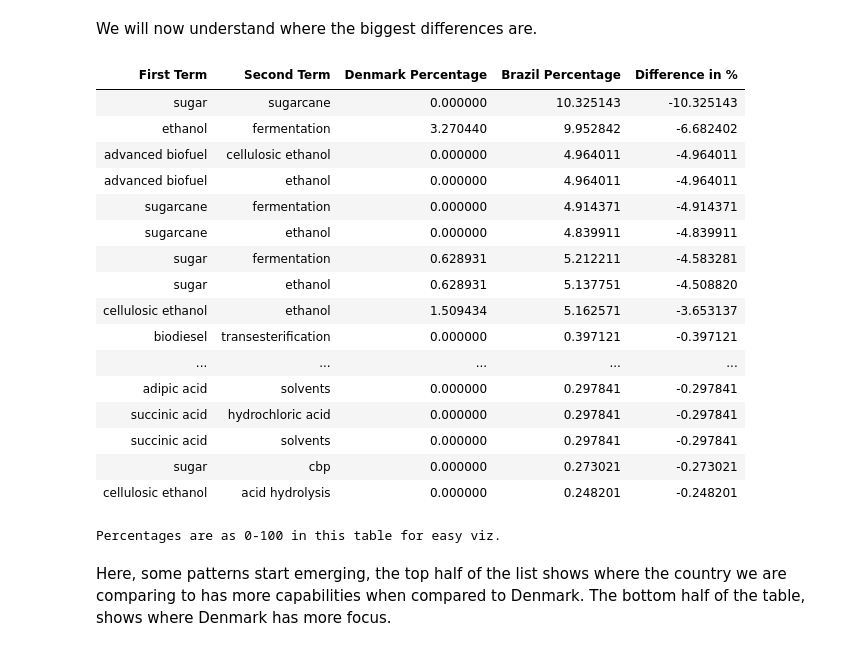
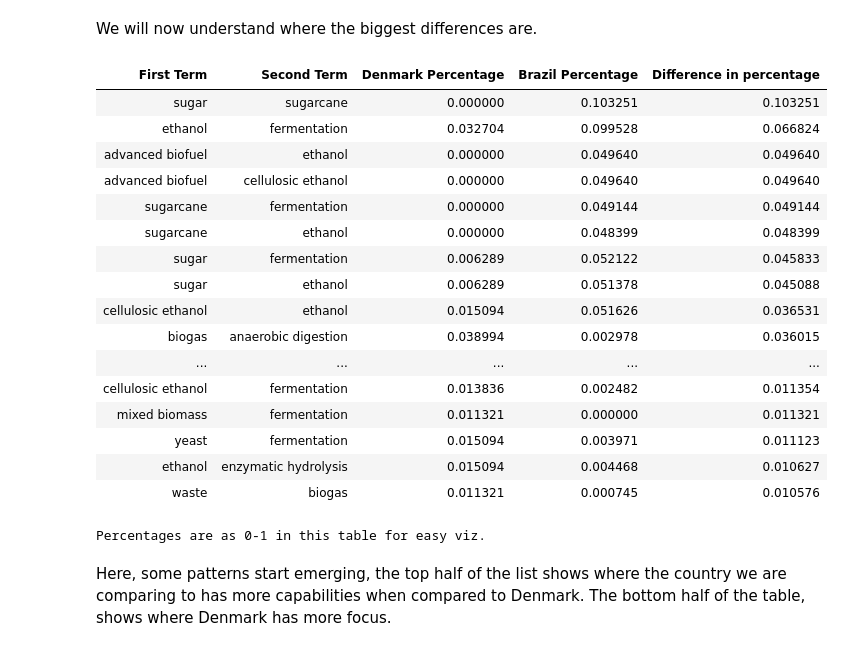
Before and after one commit to duarteocarmo/technological_capabilities, a Jupyter notebook: notebooks/2_1_Capability Correlations_Countries.ipynb, the cells around one changed output. Drawn from its saved outputs; the diff is of its cells as text; code cells hidden in the pictures.

```diff
--- a/notebooks/2_1_Capability Correlations_Countries.ipynb
+++ b/notebooks/2_1_Capability Correlations_Countries.ipynb
@@ -1303,56 +1487,58 @@ Note: Percentages are as 0-1 in this table.
 We will now understand where the biggest differences are.
 # %%
 # list where all the values and indexes of matrix are stored
-dk_perc = dk_matrix / np.sum(np.triu(dk_matrix, 1)) * 100 # half only
-other_perc = scnd_matrix / np.sum(np.triu(scnd_matrix, 1)) * 100
+dk_perc = dk_matrix / np.sum(np.triu(dk_matrix, 1))  # half only
+other_perc = scnd_matrix / np.sum(np.triu(scnd_matrix, 1))
 differences = dk_perc - other_perc
+differences = np.absolute(differences)
+
 values = []
 indexes = []
 no_duplicates = np.triu(differences, 1)
+
+top = 20
 
 # loop through the matrix
 for row_n in range(differences.shape[0]):
     for col_n in range(differences.shape[1]):
         values.append(no_duplicates[row_n, col_n])
         indexes.append((row_n, col_n))
 
 # print the table
 Z = [indexes for _,indexes in sorted(zip(values,indexes))]
-#extremes = Z[0:10] + Z[-10:]
-extremes = Z[0:20]
-
+extremes = list(reversed(Z[-top:]))
 
 term_Dataframe = pd.DataFrame(
     {'First Term': [matrix_axis_names[e[0]] for e in extremes],
      'Second Term': [matrix_axis_names[e[1]] for e in extremes],
      'Denmark Percentage': [dk_perc[e[0], e[1]] for e in extremes],
      '{} Percentage'.format(compare_with): [other_perc[e[0], e[1]] for e in extremes],
-     'Difference in %': [no_duplicates[e[0], e[1]] for e in extremes]
+     'Difference in percentage': [no_duplicates[e[0], e[1]] for e in extremes]
     })
 
-term_Dataframe = term_Dataframe[['First Term', 'Second Term', 'Denmark Percentage', '{} Percentage'.format(compare_with), 'Difference in %']]
+term_Dataframe = term_Dataframe[['First Term', 'Second Term', 'Denmark Percentage', '{} Percentage'.format(compare_with), 'Difference in percentage']]
 
 
 display(HTML(term_Dataframe.to_html(index=False)))
-print 'Percentages are as 0-100 in this table for easy viz.'
+print 'Percentages are as 0-1 in this table for easy viz.'
 # %% [output]
-| First Term | Second Term | Denmark Percentage | Brazil Percentage | Difference in % |
-| sugar | sugarcane | 0.000000 | 10.325143 | -10.325143 |
-| ethanol | fermentation | 3.270440 | 9.952842 | -6.682402 |
-| advanced biofuel | cellulosic ethanol | 0.000000 | 4.964011 | -4.964011 |
-| advanced biofuel | ethanol | 0.000000 | 4.964011 | -4.964011 |
-| sugarcane | fermentation | 0.000000 | 4.914371 | -4.914371 |
-| sugarcane | ethanol | 0.000000 | 4.839911 | -4.839911 |
-| sugar | fermentation | 0.628931 | 5.212211 | -4.583281 |
-| sugar | ethanol | 0.628931 | 5.137751 | -4.508820 |
-| cellulosic ethanol | ethanol | 1.509434 | 5.162571 | -3.653137 |
-| biodiesel | transesterification | 0.000000 | 0.397121 | -0.397121 |
+| First Term | Second Term | Denmark Percentage | Brazil Percentage | Difference in percentage |
+| sugar | sugarcane | 0.000000 | 0.103251 | 0.103251 |
+| ethanol | fermentation | 0.032704 | 0.099528 | 0.066824 |
+| advanced biofuel | ethanol | 0.000000 | 0.049640 | 0.049640 |
+| advanced biofuel | cellulosic ethanol | 0.000000 | 0.049640 | 0.049640 |
+| sugarcane | fermentation | 0.000000 | 0.049144 | 0.049144 |
+| sugarcane | ethanol | 0.000000 | 0.048399 | 0.048399 |
+| sugar | fermentation | 0.006289 | 0.052122 | 0.045833 |
+| sugar | ethanol | 0.006289 | 0.051378 | 0.045088 |
+| cellulosic ethanol | ethanol | 0.015094 | 0.051626 | 0.036531 |
+| biogas | anaerobic digestion | 0.038994 | 0.002978 | 0.036015 |
 | ... | ... | ... | ... | ... |
-| adipic acid | solvents | 0.000000 | 0.297841 | -0.297841 |
-| succinic acid | hydrochloric acid | 0.000000 | 0.297841 | -0.297841 |
-| succinic acid | solvents | 0.000000 | 0.297841 | -0.297841 |
-| sugar | cbp | 0.000000 | 0.273021 | -0.273021 |
-| cellulosic ethanol | acid hydrolysis | 0.000000 | 0.248201 | -0.248201 |
+| cellulosic ethanol | fermentation | 0.013836 | 0.002482 | 0.011354 |
+| mixed biomass | fermentation | 0.011321 | 0.000000 | 0.011321 |
+| yeast | fermentation | 0.015094 | 0.003971 | 0.011123 |
+| ethanol | enzymatic hydrolysis | 0.015094 | 0.004468 | 0.010627 |
+| waste | biogas | 0.011321 | 0.000745 | 0.010576 |
-Percentages are as 0-100 in this table for easy viz.
+Percentages are as 0-1 in this table for easy viz.
 # %% [markdown]
 Here, some patterns start emerging, the top half of the list shows where the country we are comparing to has more capabilities when compared to Denmark. The bottom half of the table, shows where Denmark has more focus.
```
Also changed, not shown: parts of 16 cells of this notebook.
